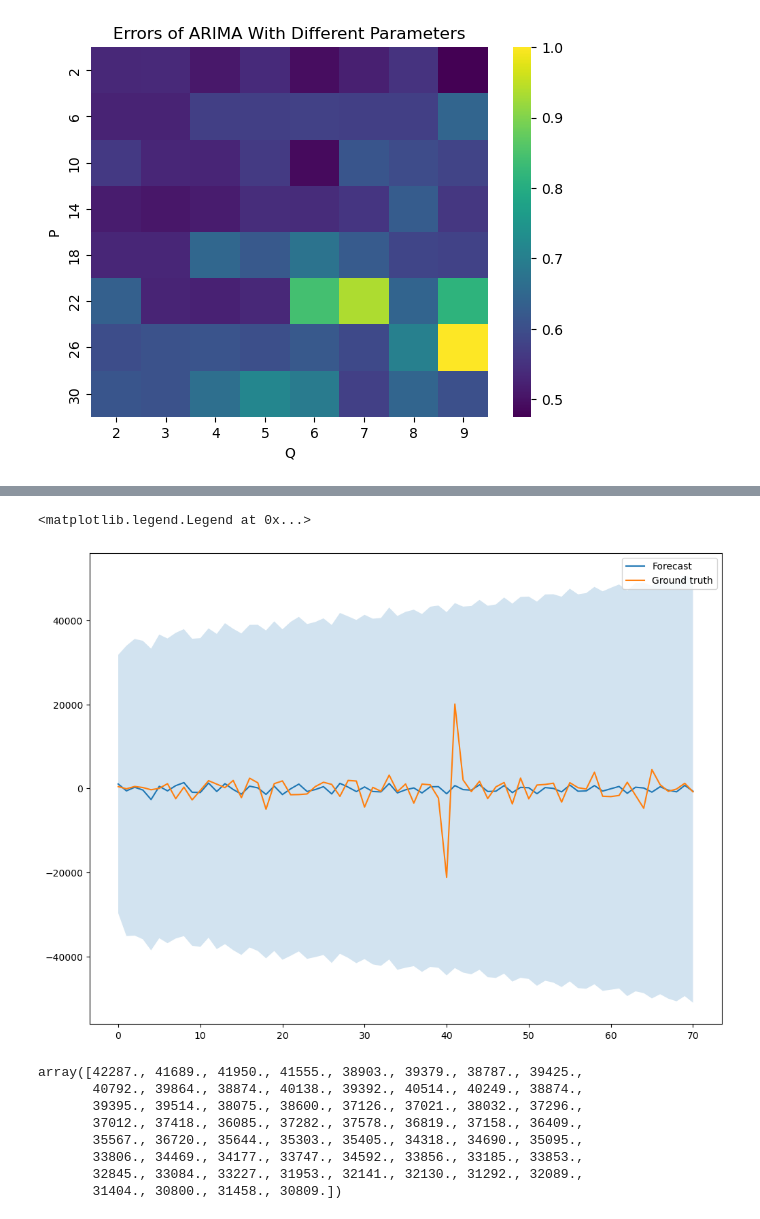
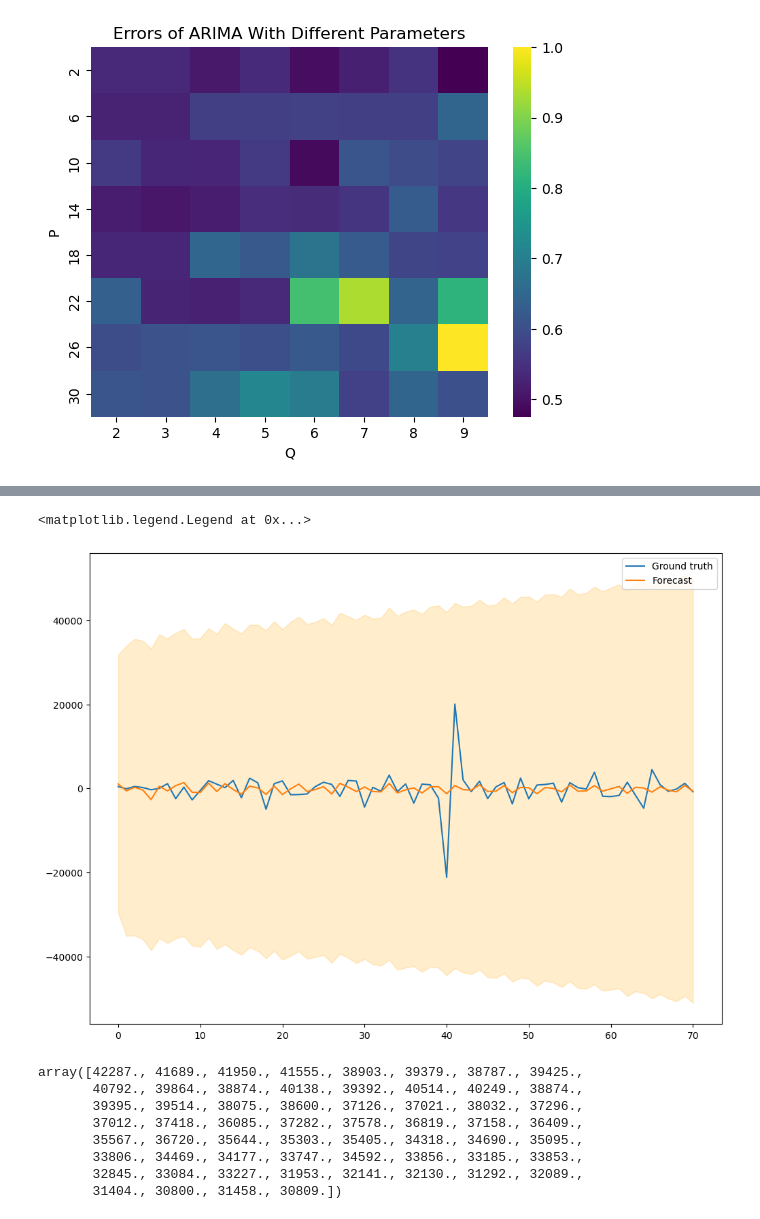
Before and after one commit to Xianyu39/MCMA2023, a Jupyter notebook: Problem1/Problem1.ipynb, the cells around one changed output, grey strips where cells are left out. Drawn from its saved outputs; the diff is of its cells as text; code cells hidden in the pictures.

```diff
--- a/Problem1.ipynb
+++ b/Problem1/Problem1.ipynb
@@ -3,7 +3,7 @@ import pandas as pd
 import numpy as np
 import matplotlib.pyplot as plt
 
-raw=pd.read_excel("./Problem_C_Data_Wordle.xlsx")
+raw=pd.read_excel("./../Problem_C_Data_Wordle.xlsx")
 dateAndrepos=raw.loc[:,['Date','Number of  reported results']]
 dateAndrepos
 # %% [output]
@@ -258,14 +269,14 @@ forecast = model.get_forecast(steps=len(testSet), alpha=0.01, typ='mean')
 confs=forecast.conf_int(alpha=0.1)
 # %%
 fig,ax=plt.subplots(figsize=(12,9))
-ax.fill_between(range(len(testSet)), confs[:,0], confs[:,1], alpha=0.2)
+ax.plot(testSet.to_numpy(),label="Ground truth")
+ax.fill_between(range(len(testSet)), confs[:,0], confs[:,1], alpha=0.2, color='orange')
 ax.plot(model.forecast(len(testSet)),label="Forecast")
-ax.plot(testSet.to_numpy(),label="Ground truth")
 ax.legend()
 # confs
 # %% [output]
 <matplotlib.legend.Legend at 0x...>
-[figure, old version]
+[figure, new version]
 # %%
 # 差分复原
 
```
Also changed, not shown: parts of 7 cells of this notebook, 6 other files.
